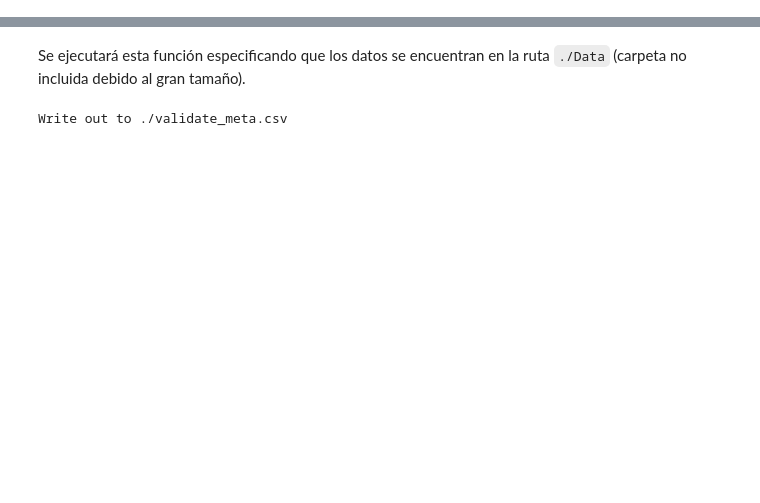
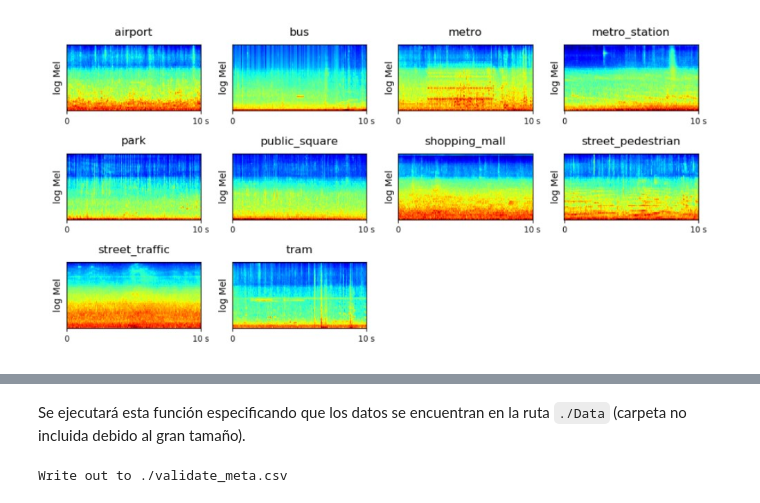
Before and after one commit to mcsebe/Tarea_Unidad3_INFO343, a Jupyter notebook: Tarea.ipynb, the cells around one changed output, grey strips where cells are left out. Cells and saved outputs as stored; diff of their text form; code cells hidden in the pictures; blank space fills up the shorter version.

```diff
--- a/Tarea.ipynb
+++ b/Tarea.ipynb
@@ -33,0 +67,6 @@
+# %%
+from IPython.display import Image, display
+
+display(Image(filename="imagenes/tarea1espectrograma.jpg"))
+# %% [output]
+[figure, added]
```
Also changed, not shown: parts of 47 cells of this notebook, 1 other file.
